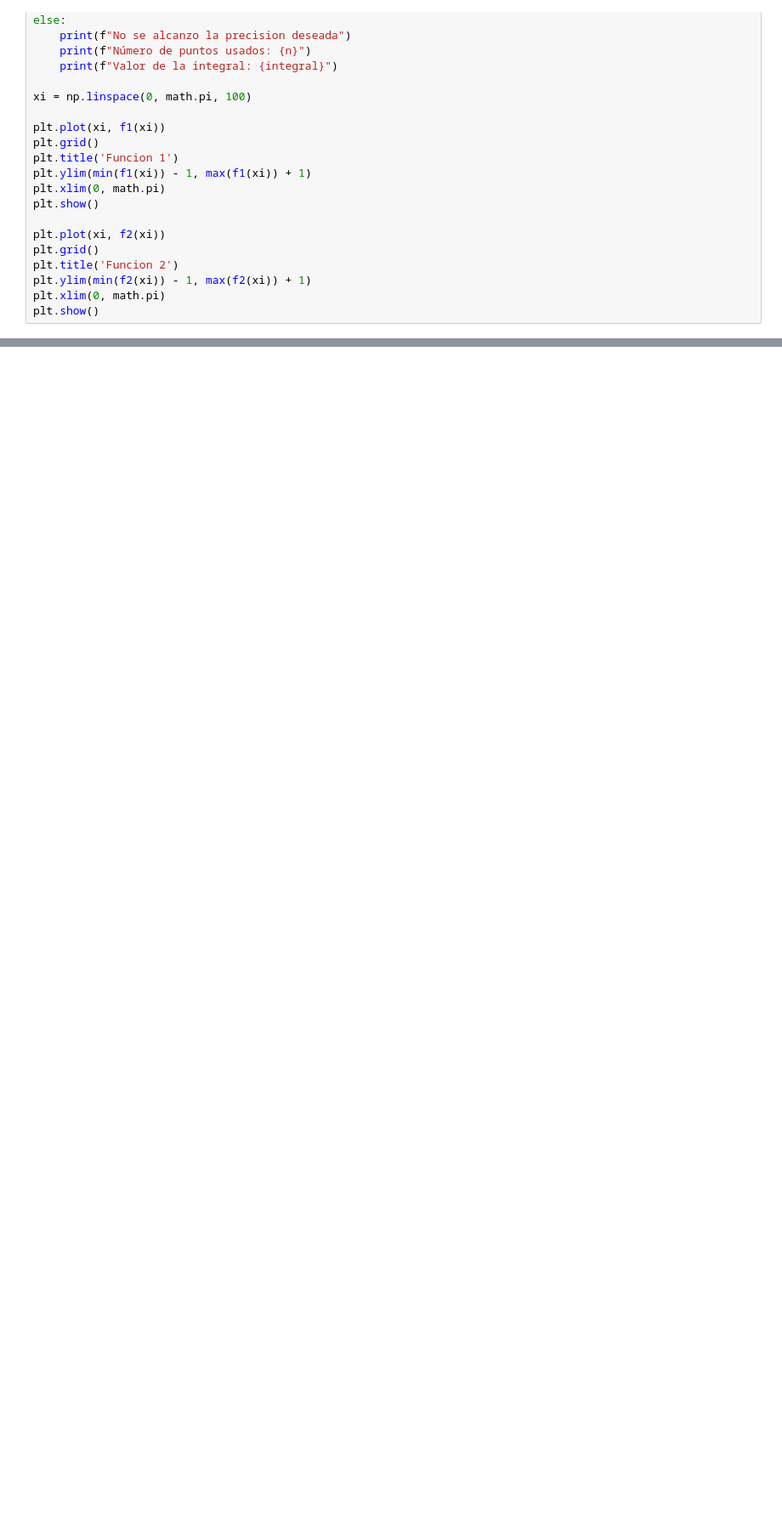
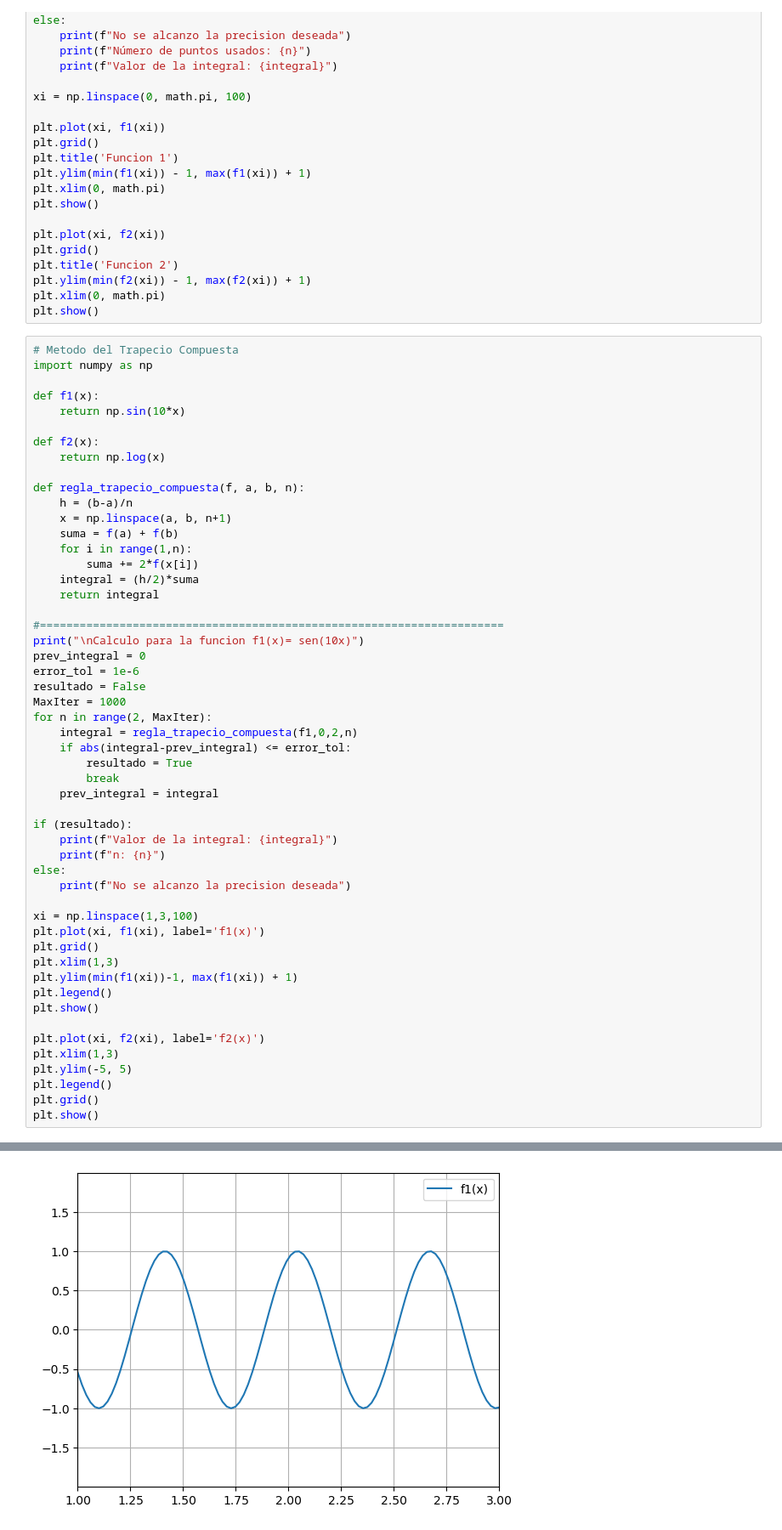
Before and after one commit to maurijs/Metodos-Numericos, a Jupyter notebook: practica.ipynb, the cells around one changed output, grey strips where cells are left out. Shown at 85% size. Saved outputs shown, nothing was run; the diff lists cells and outputs as text; blank space fills up the shorter version.

```diff
--- a/practica.ipynb
+++ b/practica.ipynb
@@ -276,3 +276,56 @@ plt.title('Funcion 2')
 plt.ylim(min(f2(xi)) - 1, max(f2(xi)) + 1)
 plt.xlim(0, math.pi)
 plt.show()
+# %%
+# Metodo del Trapecio Compuesta
+import numpy as np
+
+def f1(x):
+    return np.sin(10*x)
+
+def f2(x):
+    return np.log(x)
+
+def regla_trapecio_compuesta(f, a, b, n):
+    h = (b-a)/n
+    x = np.linspace(a, b, n+1)
+    suma = f(a) + f(b)
+    for i in range(1,n):
+        suma += 2*f(x[i])
+    integral = (h/2)*suma
+    return integral
+
+#======================================================================
+print("\nCalculo para la funcion f1(x)= sen(10x)")
+prev_integral = 0
+error_tol = 1e-6
+resultado = False
+MaxIter = 1000
+for n in range(2, MaxIter):
+    integral = regla_trapecio_compuesta(f1,0,2,n)
+    if abs(integral-prev_integral) <= error_tol:
+        resultado = True
+        break
+    prev_integral = integral
+
+if (resultado):
+    print(f"Valor de la integral: {integral}")
+    print(f"n: {n}")
+else:
+    print(f"No se alcanzo la precision deseada")
+
+xi = np.linspace(1,3,100)
+plt.plot(xi, f1(xi), label='f1(x)')
+plt.grid()
+plt.xlim(1,3)
+plt.ylim(min(f1(xi))-1, max(f1(xi)) + 1)
+plt.legend()
+plt.show()
+
+plt.plot(xi, f2(xi), label='f2(x)')
+plt.xlim(1,3)
+plt.ylim(-5, 5)
+plt.legend()
+plt.grid()
+plt.show()
+# %% [output]
@@ -278,0 +335 @@ plt.show()
+[figure, added]
```
Also changed, not shown: parts of 1 cell of this notebook.
